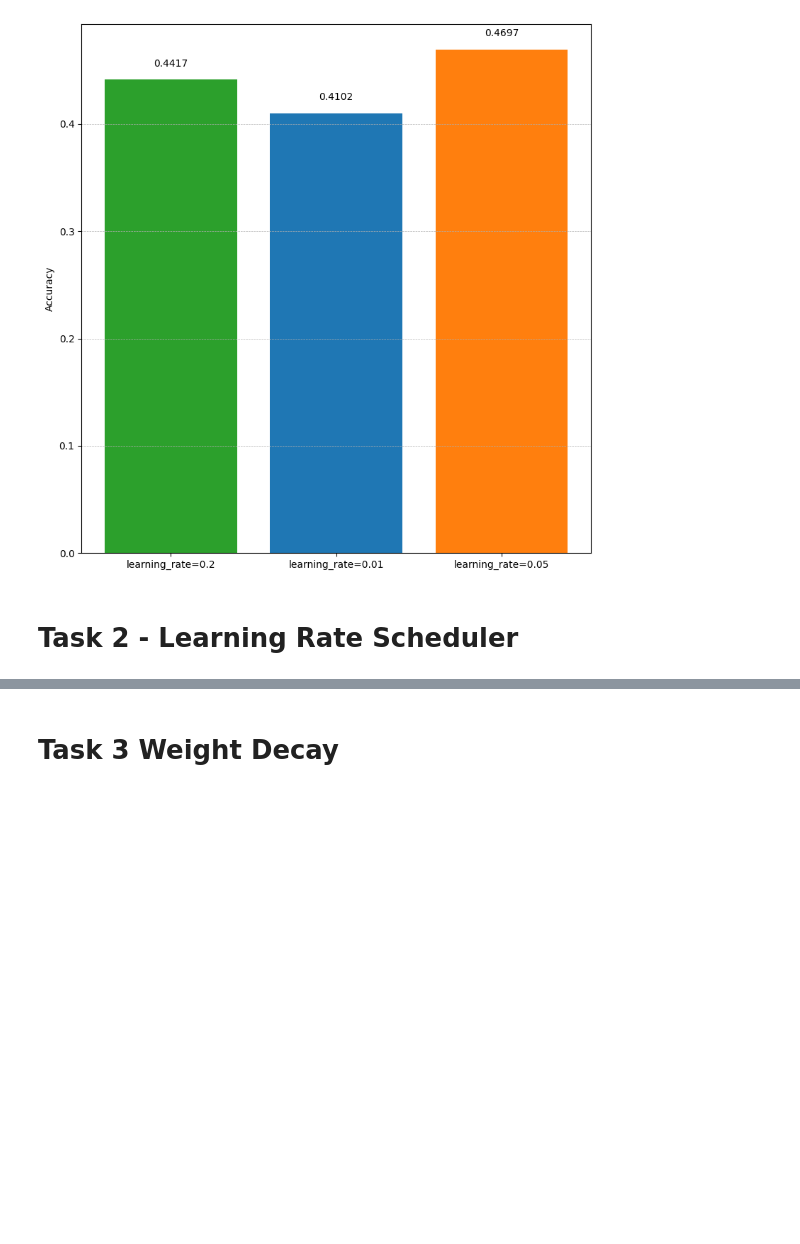
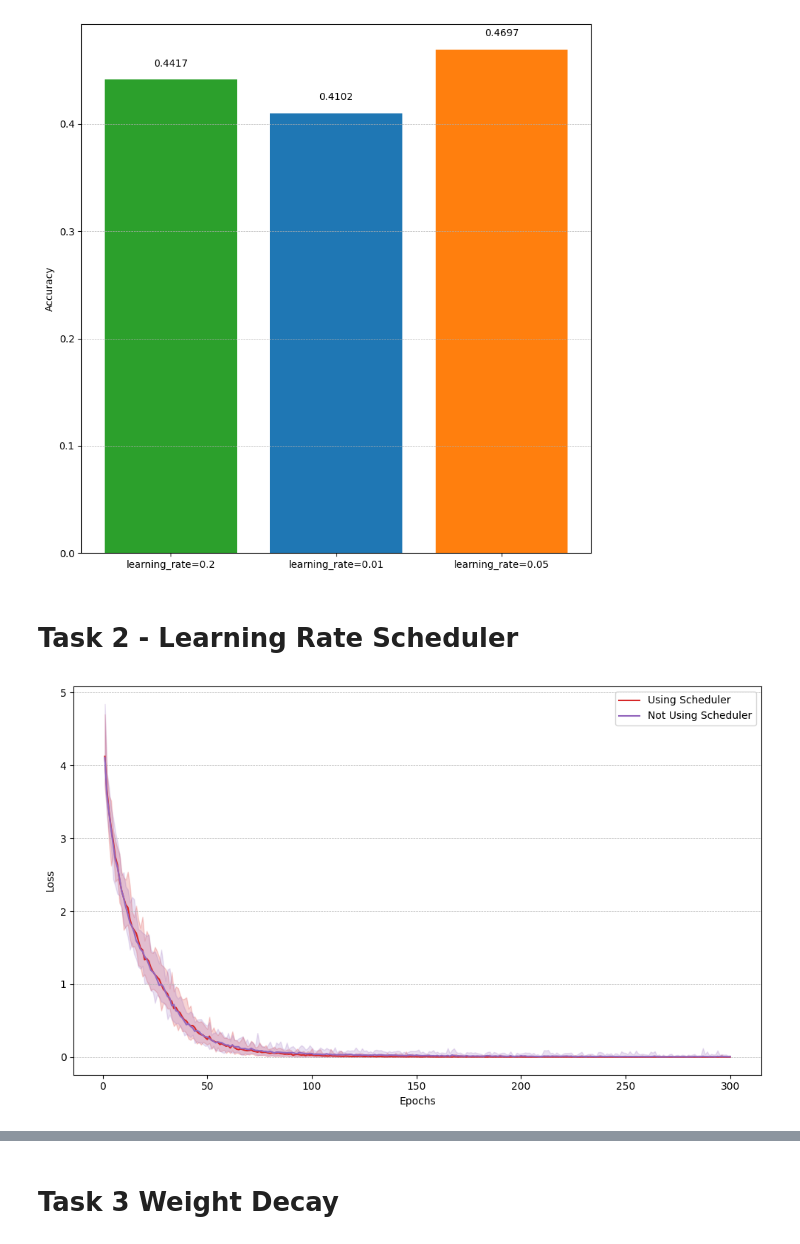
Before and after one commit to HoweChen0517/ai6103-mobilenet, a Jupyter notebook: viz/viz.ipynb, the cells around one changed output, grey strips where cells are left out. Drawn from its saved outputs; the diff is of its cells as text; code cells hidden in the pictures; blank space fills up the shorter version.

```diff
--- a/viz/viz.ipynb
+++ b/viz/viz.ipynb
@@ -241,3 +291,15 @@ plot_test_acc(task1_test_accuracy_df,
 [figure]
 # %% [markdown]
 # Task 2 - Learning Rate Scheduler
+# %%
+task2_train_loss_df = pd.read_csv('experiment_result/Task 2 - Train_loss_epoch.csv', index_col=0)
+task2_train_loss_df = task2_train_loss_df.iloc[:, [3, 4, 5, 9, 10, 11]]
+task2_train_loss_df.columns = ['Using Scheduler_mean', 'Using Scheduler_min', 'Using Scheduler_max',
+                               'Not Using Scheduler_mean', 'Not Using Scheduler_min', 'Not Using Scheduler_max']
+plot_train_loss_curves(task2_train_loss_df,
+                       task_ind='Task 2',
+                       save=True,
+                       save_dir='plots/')
+# task2_train_loss_df
+# %% [output]
+[figure, added]
```
Also changed, not shown: parts of 25 cells of this notebook, 9 other files.
